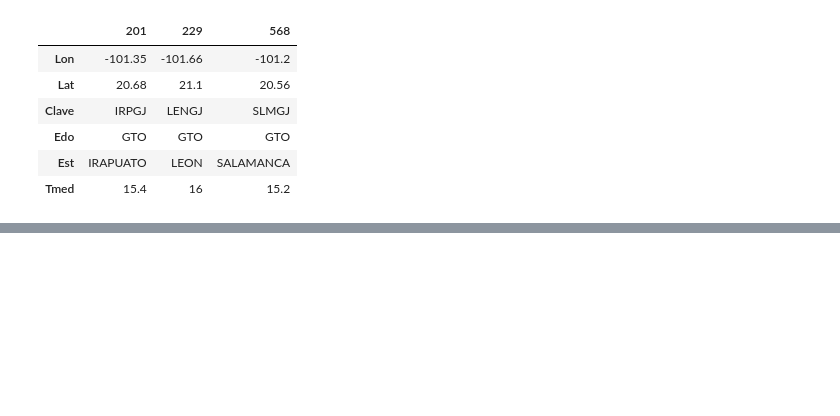
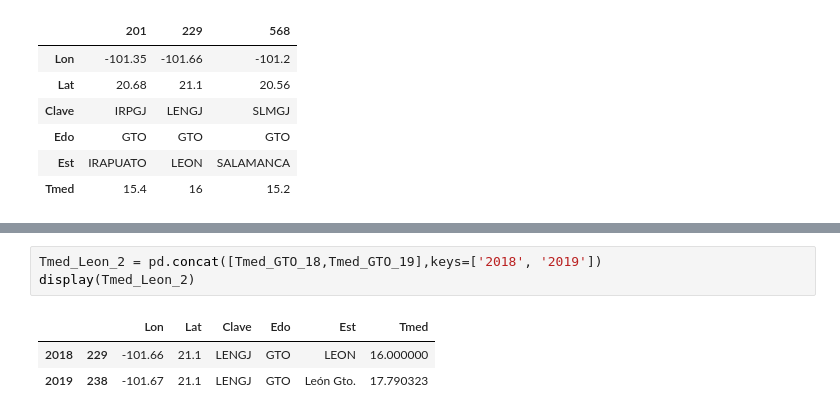
Before and after one commit to DCIDA2019/da2019-Oscar2401, a Jupyter notebook: Semana2/Tareas/Tarea_1.ipynb, the cells around one changed output, grey strips where cells are left out. Drawn from its saved outputs; the diff is of its cells as text; blank space fills up the shorter version.

```diff
--- a/Semana2/Tareas/Tarea_1.ipynb
+++ b/Semana2/Tareas/Tarea_1.ipynb
@@ -730,0 +770,7 @@ MultiIndex(levels=[['C', 'E', 'L', 'T'], ['a', 'd', 'l', 'm', 'o', 's'], ['a', '
+# %%
+Tmed_Leon_2 = pd.concat([Tmed_GTO_18,Tmed_GTO_19],keys=['2018', '2019'])
+display(Tmed_Leon_2)
+# %% [output]
+|  |  | Lon | Lat | Clave | Edo | Est | Tmed |
+| 2018 | 229 | -101.66 | 21.1 | LENGJ | GTO | LEON | 16.000000 |
+| 2019 | 238 | -101.67 | 21.1 | LENGJ | GTO | León Gto. | 17.790323 |
```
Also changed, not shown: parts of 15 cells of this notebook.
